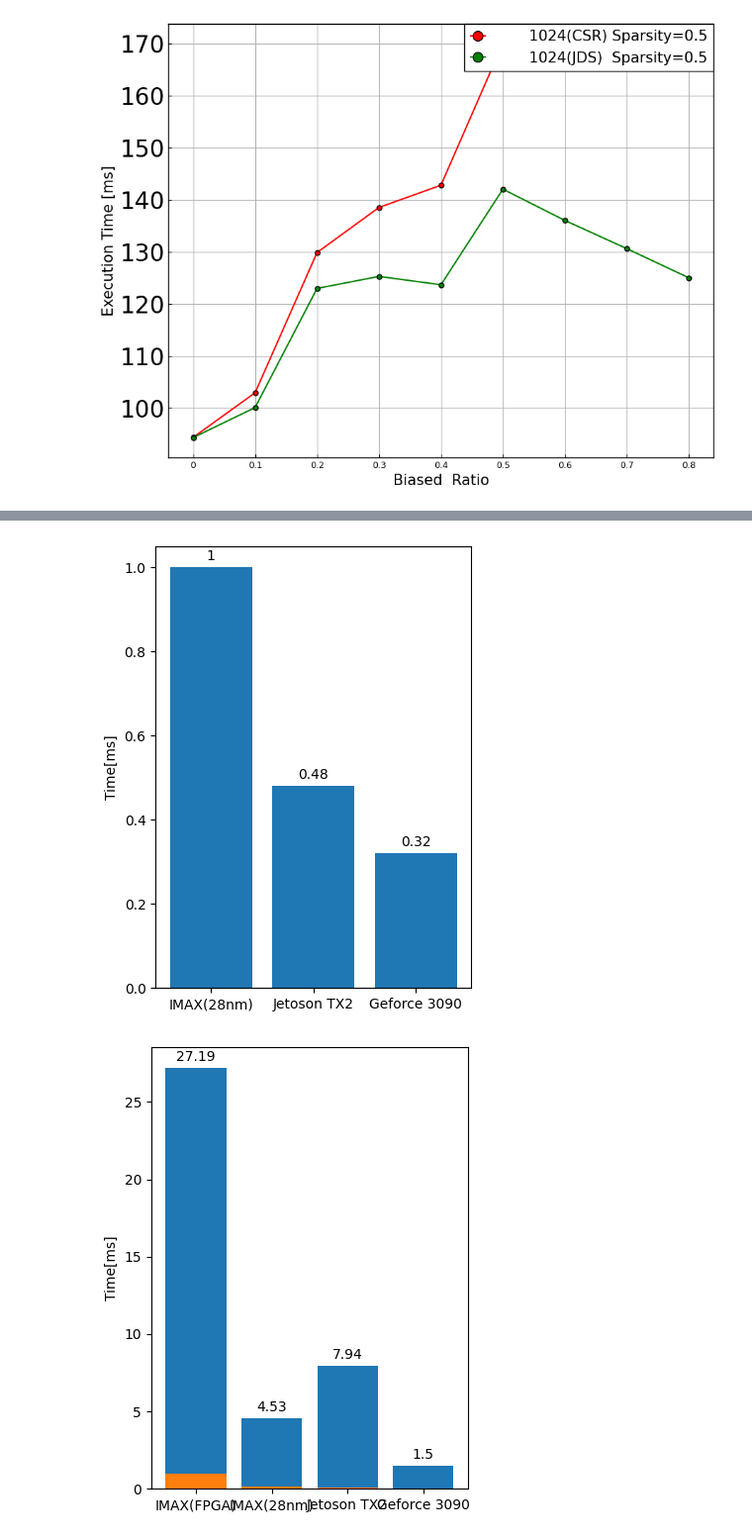
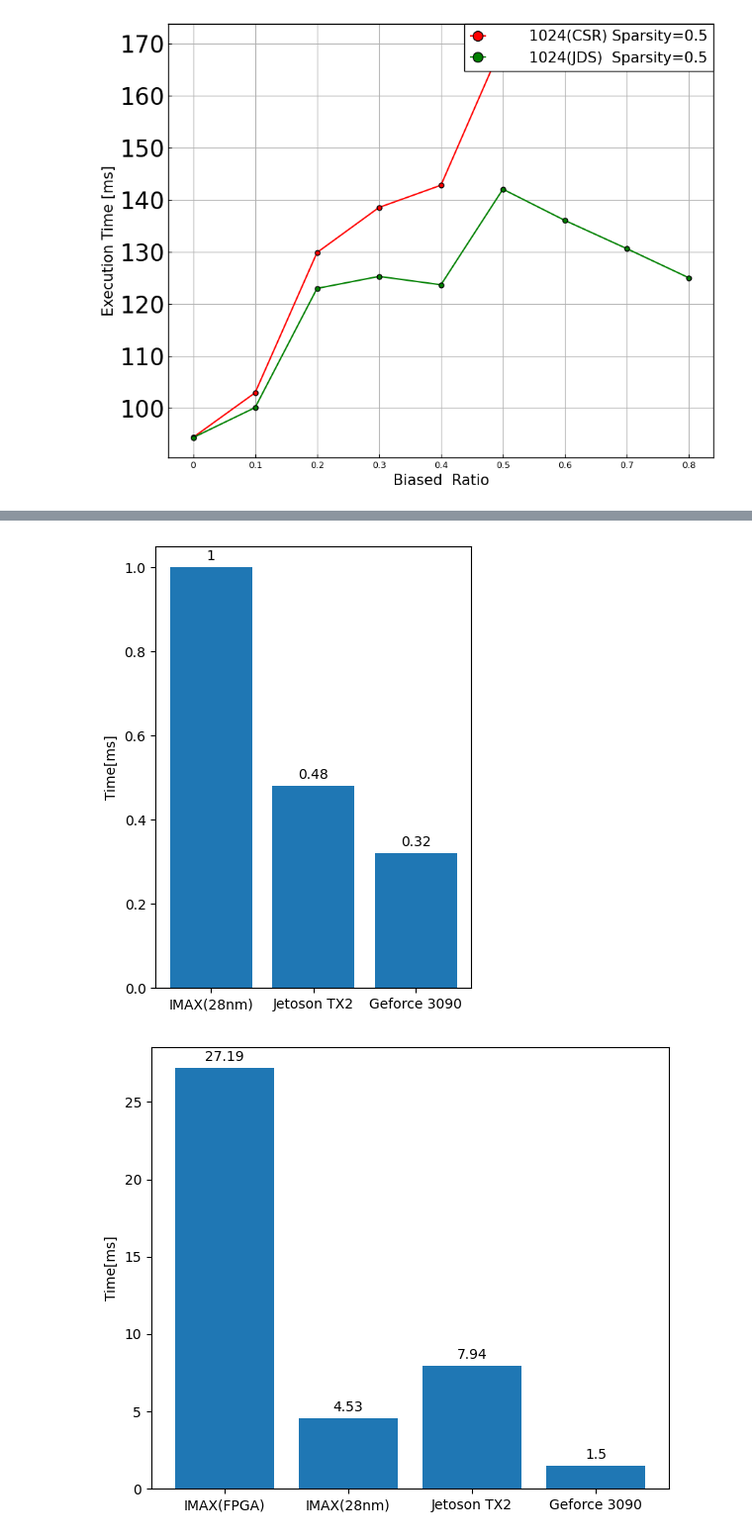
Before and after one commit to taku2365/IMAX_sparse.cent, a Jupyter notebook: src/emax6_sparselib/result_vis.ipynb, the cells around one changed output, grey strips where cells are left out. Shown at 99% size. Drawn from its saved outputs; the diff is of its cells as text; code cells hidden in the pictures.

Commit message:
add graph

```diff
--- a/src/emax6_sparselib/result_vis.ipynb
+++ b/src/emax6_sparselib/result_vis.ipynb
@@ -545,7 +545,6 @@ print("GEFORCE AREA eff {}\n".format(GEFORCE*area[2]))
 print("IMAX ASIC Sparse AREA eff {}\n".format(IMAX_ASIC_SPARSE*area[0]))
 print("JETSON Sparse AREA eff {}\n".format(JETSON_SPARSE*area[1]))
 print("GEFORCE Sparse AREA eff {}\n".format(GEFORCE_SPARSE*area[2]))
-print(time_per_area)
 x = np.arange(4)  # the label locations
 x1 = np.arange(3)  # the label locations
 
@@ -555,13 +554,12 @@ fig2, ax2 = plt.subplots()
 fig3, ax3 = plt.subplots()
 fig.set_figheight(5)
 fig.set_figwidth(6)
-fig3.set_figheight(5)
-fig3.set_figwidth(6)
+fig2.set_figheight(5)
+fig2.set_figwidth(6)
 result = ax.bar(x , time,width=0.8)
 result1 = ax1.bar(x1 , time_per_area,width=0.8)
 result2 = ax2.bar(x , time_sparse,width=0.8)
-result3 = ax2.bar(x1 , time_per_area_sparse,width=0.8)
-
+result3 = ax3.bar(x1 , time_per_area_sparse,width=0.8)
 
 ax.set_ylabel('Time[ms]')
 ax.set_xticks(x)
@@ -583,7 +581,7 @@ ax3.set_ylabel('Time[ms]')
 # ax1.set_title('Efficiency per die area',fontsize=10)
 ax3.set_xticks(x1)
 ax3.set_xticklabels(labels1)
-ax3.bar_label(result1, padding=3)
+ax3.bar_label(result3, padding=3)
 
 fig.tight_layout()
 fig1.tight_layout()
@@ -614,3 +610,3 @@ GEFORCE Sparse AREA eff 942.0
 [figure]
 [figure]
-[figure, old version]
+[figure, new version]
```
Also changed, not shown: parts of 1 cell of this notebook.
